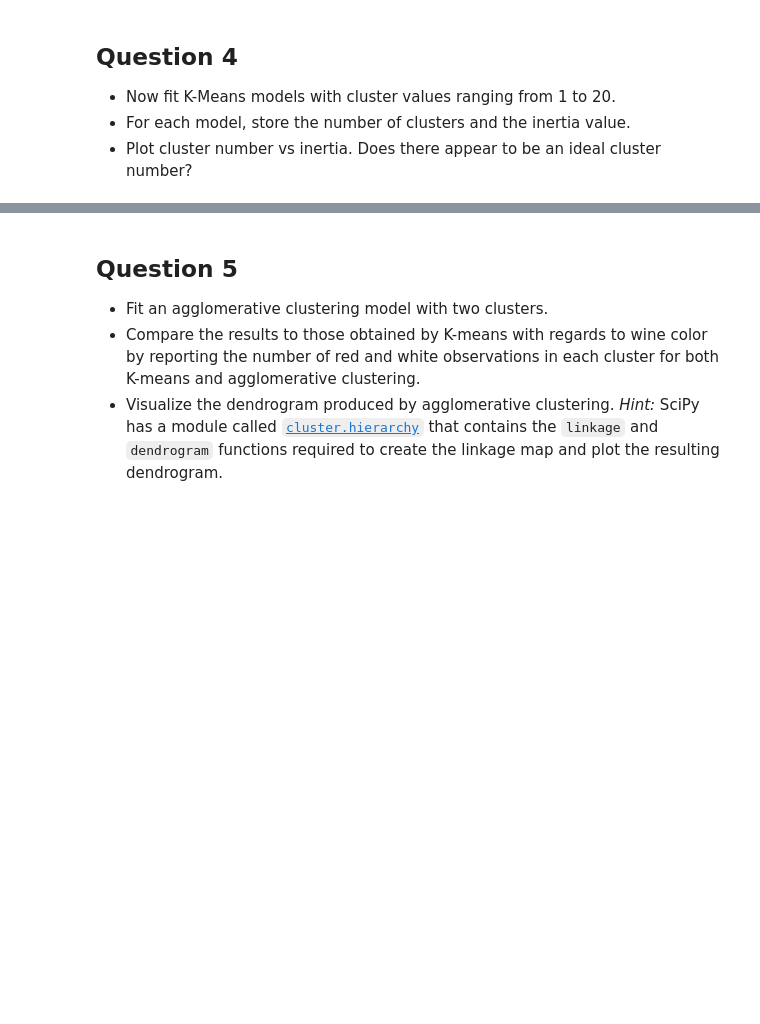
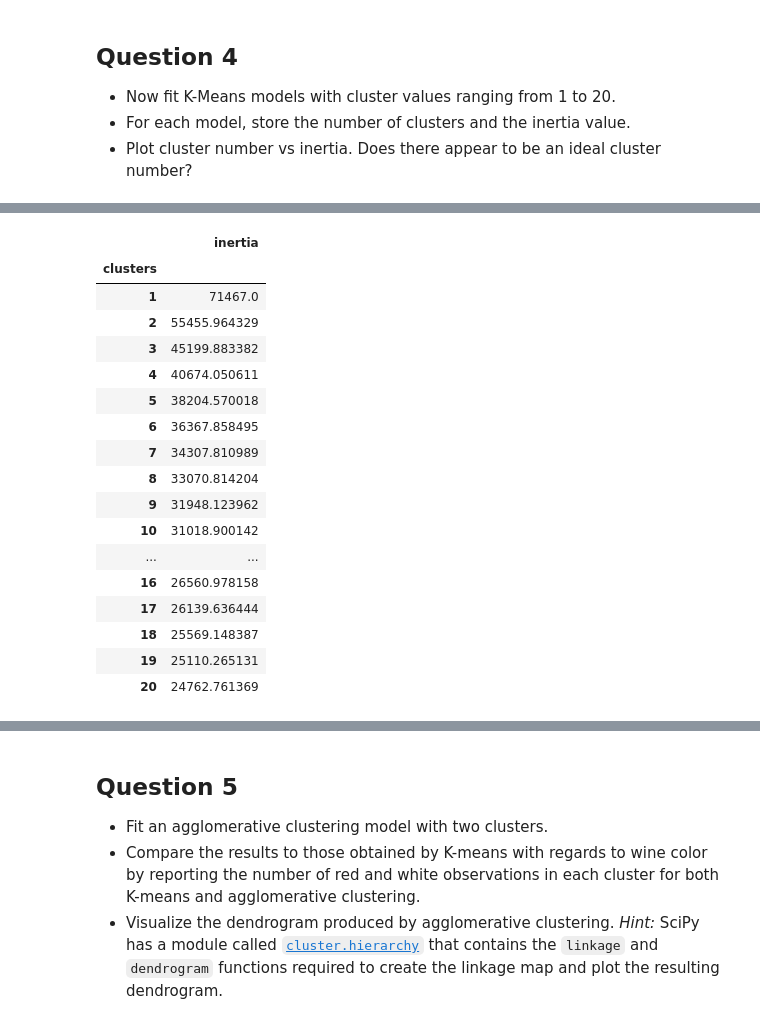
Before and after one commit to HyosikMoon/Coursera, a Jupyter notebook: Machine_Learning/Course4_Unsupervised_Machine_Learning/Clustering_Algorithms/04c_LAB_Clustering_Methods.ipynb, the cells around one changed output, grey strips where cells are left out. Cells and saved outputs as stored; diff of their text form; code cells hidden in the pictures; blank space fills up the shorter version.

```diff
--- a/Machine_Learning/Course4_Unsupervised_Machine_Learning/Clustering_Algorithms/04c_LAB_Clustering_Methods.ipynb
+++ b/Machine_Learning/Course4_Unsupervised_Machine_Learning/Clustering_Algorithms/04c_LAB_Clustering_Methods.ipynb
@@ -202,3 +325,24 @@ for clust in range(1,21):
+# %%
+pd.concat(km_list, axis=1).T[['clusters','inertia']].set_index('clusters')
+# %% [output]
+|  | inertia |
+| clusters |  |
+| 1 | 71467.0 |
+| 2 | 55455.964329 |
+| 3 | 45199.883382 |
+| 4 | 40674.050611 |
+| 5 | 38204.570018 |
+| 6 | 36367.858495 |
+| 7 | 34307.810989 |
+| 8 | 33070.814204 |
+| 9 | 31948.123962 |
+| 10 | 31018.900142 |
+| ... | ... |
+| 16 | 26560.978158 |
+| 17 | 26139.636444 |
+| 18 | 25569.148387 |
+| 19 | 25110.265131 |
+| 20 | 24762.761369 |
 # %%
 plot_data = (pd.concat(km_list, axis=1)
              .T
```
Also changed, not shown: parts of 15 cells of this notebook.
